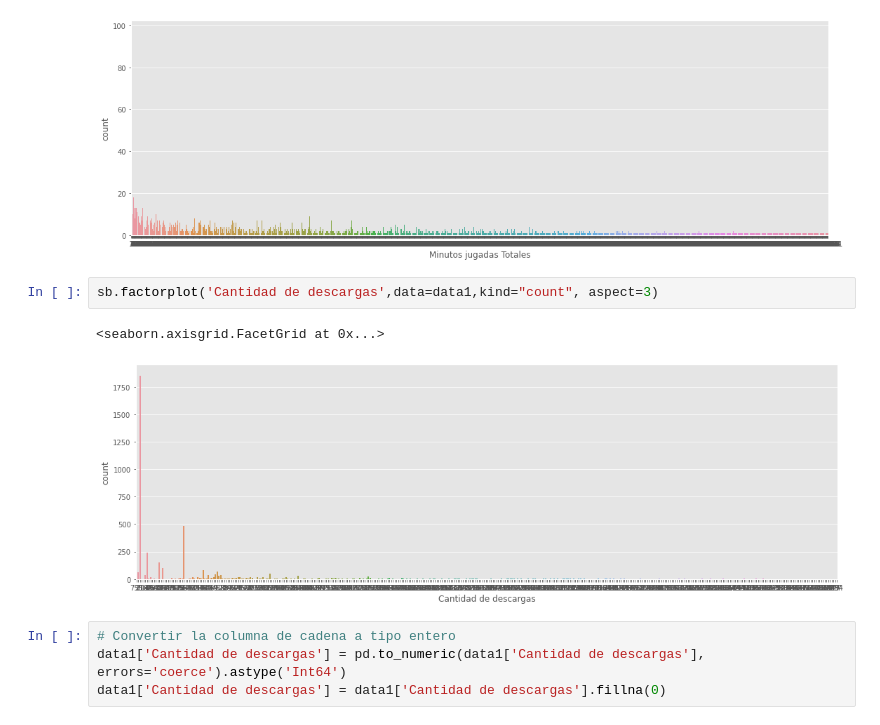
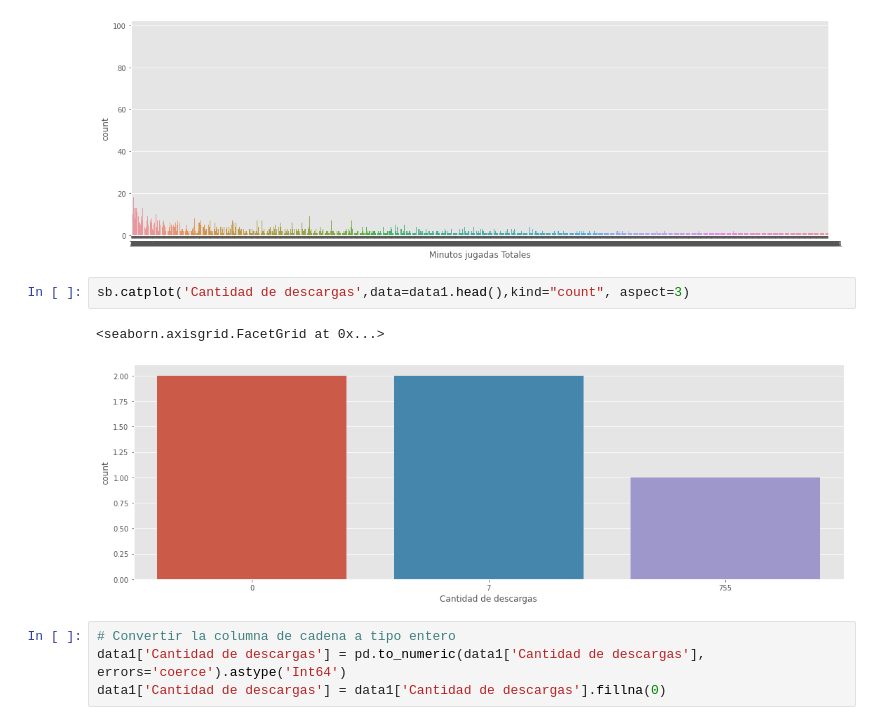
Before and after one commit to croissantiuu/proyecto-big-data, a Jupyter notebook: app/Pruebas/Hipotesis1 V1_1704.ipynb, the cells around one changed output. Cells and saved outputs as stored; diff of their text form.

```diff
--- a/app/Pruebas/Hipotesis1 V1_1704.ipynb
+++ b/app/Pruebas/Hipotesis1 V1_1704.ipynb
@@ -258,10 +258,10 @@ sb.factorplot('Minutos jugadas Totales',data=data1,kind="count", aspect=3)
 <seaborn.axisgrid.FacetGrid at 0x...>
 [figure]
 # %%
-sb.factorplot('Cantidad de descargas',data=data1,kind="count", aspect=3)
+sb.catplot('Cantidad de descargas',data=data1.head(),kind="count", aspect=3)
 # %% [output]
 <seaborn.axisgrid.FacetGrid at 0x...>
-[figure, old version]
+[figure, new version]
 # %%
 # Convertir la columna de cadena a tipo entero
 data1['Cantidad de descargas'] = pd.to_numeric(data1['Cantidad de descargas'], errors='coerce').astype('Int64')
```
Also changed, not shown: parts of 10 cells of this notebook, 1 other file.
